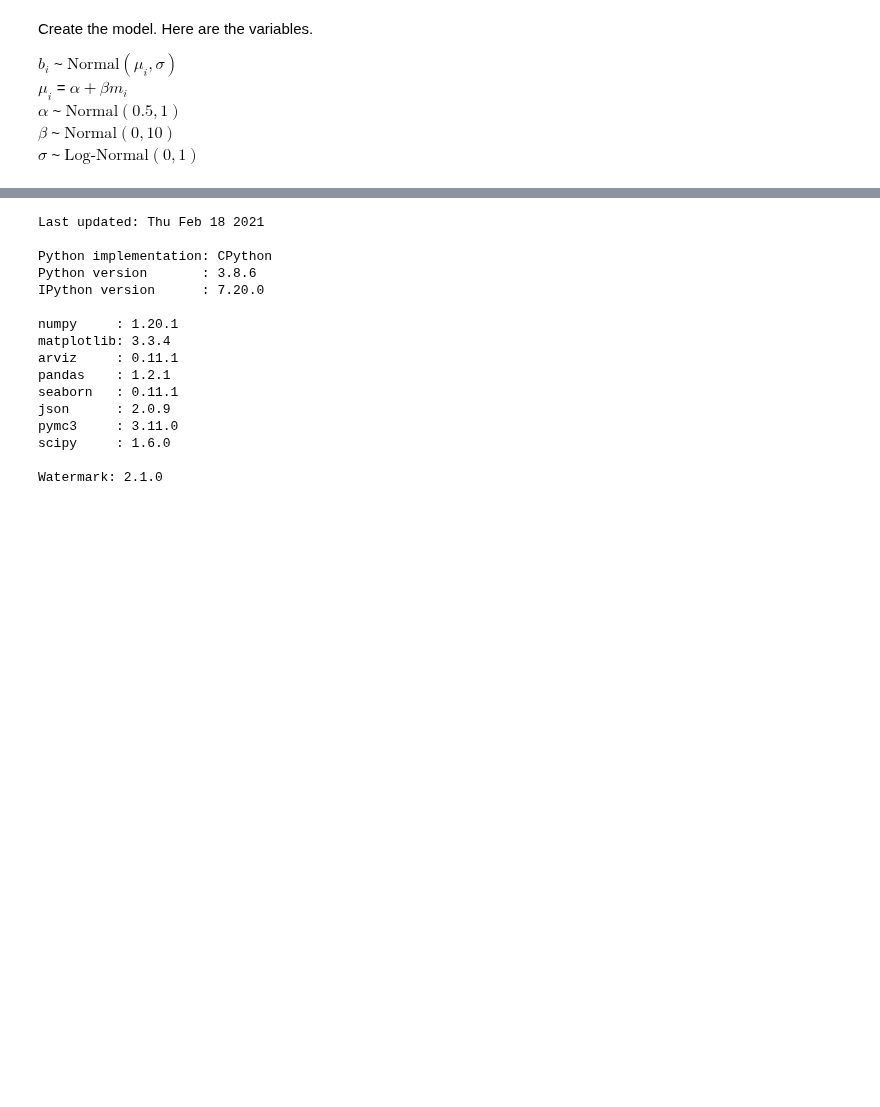
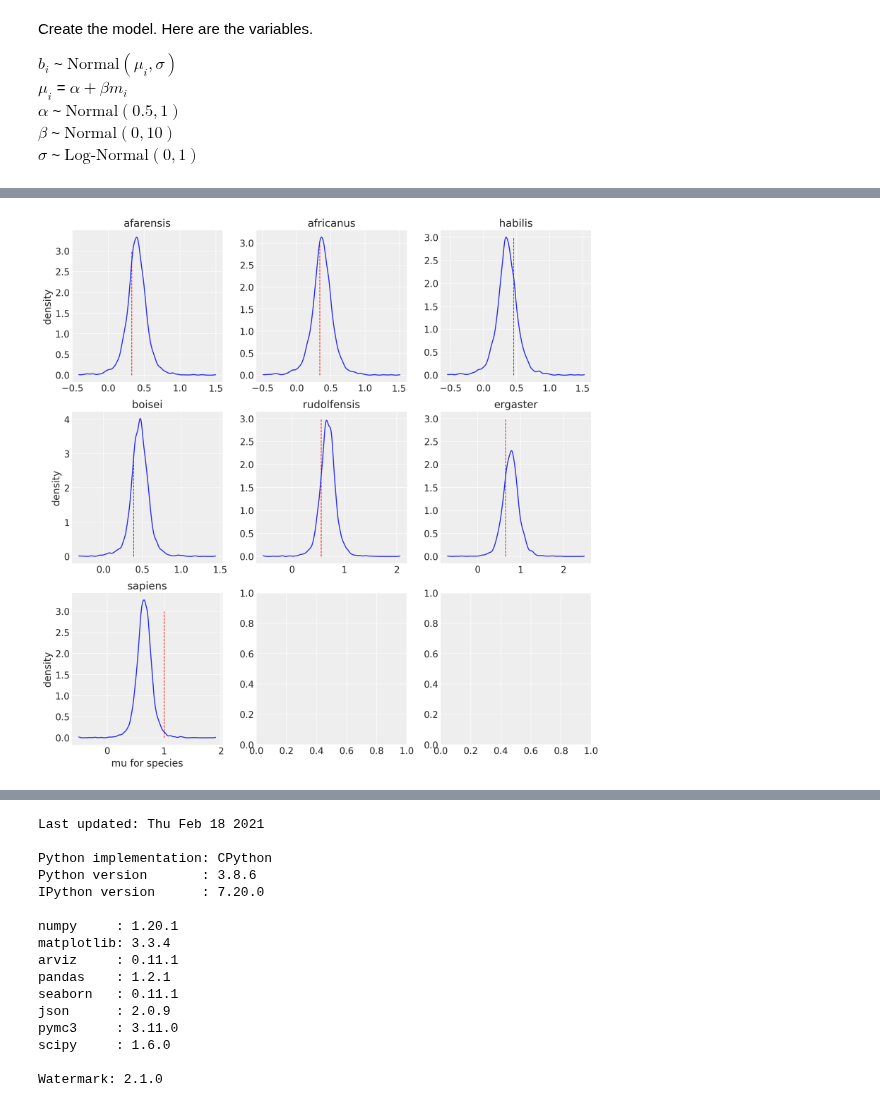
Before and after one commit to benslack19/stats_rethinking, a Jupyter notebook: stats_rethinking_ch07_InChapterProblems.ipynb, the cells around one changed output, grey strips where cells are left out. Saved outputs shown, nothing was run; the diff lists cells and outputs as text; code cells hidden in the pictures; blank space fills up the shorter version.

```diff
--- a/stats_rethinking_ch07_InChapterProblems.ipynb
+++ b/stats_rethinking_ch07_InChapterProblems.ipynb
@@ -271,0 +408,57 @@ intercept, slope = stats.multivariate_normal(m_7_1.params, m_7_1.cov_params()).r
+# %%
+f, axes = plt.subplots(3, 3, figsize=(12, 12))
+
+
+for i, species, ax in zip(df_brains.index, df_brains['species'], axes.flat):
+    mu_for_species = (
+    df_sample[("posterior", "a")]
+    + df_sample[("posterior", "b")] * df_brains.loc[i, "mass_std"]
+)
+
+    az.plot_kde(mu_for_species, ax=ax)
+    ax.set_title(species)
+#     ax1.set_title("$\mu$ posterior predictive\ndistribution for habilis")
+#     ax1.set_ylabel("density")
+#     ax1.set_xlabel("mu for habilis")
+    ax.vlines(
+        df_brains.loc[i, "brain_std"],
+        ymin=0,
+        ymax=3,
+        color="red",
+        linestyle="dashed",
+        linewidth=1,
+        label='observed'
+    )
+
+    if ax.is_first_col():
+        ax.set_ylabel("density")
+
+    if ax.is_last_row():
+        ax.set_xlabel("mu for species")
+
+#     if ax.is_last_row():
+#         ax.set_ylim(-500, 2100)
+#         ax.axhline(0, ls="dashed", c="k", lw=1)
+#         ax.set_yticks([0, 450, 1300])
+#     else:
+#         ax.set_ylim(300, 1600)
+#         ax.set_yticks([450, 900, 1300])
+
+f.tight_layout()
+
+# az.plot_kde(mu_for_africanus, ax=ax1)
+# ax1.set_title("$\mu$ posterior predictive\ndistribution for habilis")
+# ax1.set_ylabel("density")
+# ax1.set_xlabel("mu for habilis")
+# ax1.vlines(
+#     df_brains.loc[2, "brain_std"],
+#     ymin=0,
+#     ymax=3,
+#     color="red",
+#     linestyle="dashed",
+#     linewidth=1,
+#     label="observed value",
+# )
+# ax1.legend()
+# %% [output]
+[figure, added]
```
Also changed, not shown: parts of 30 cells of this notebook.
